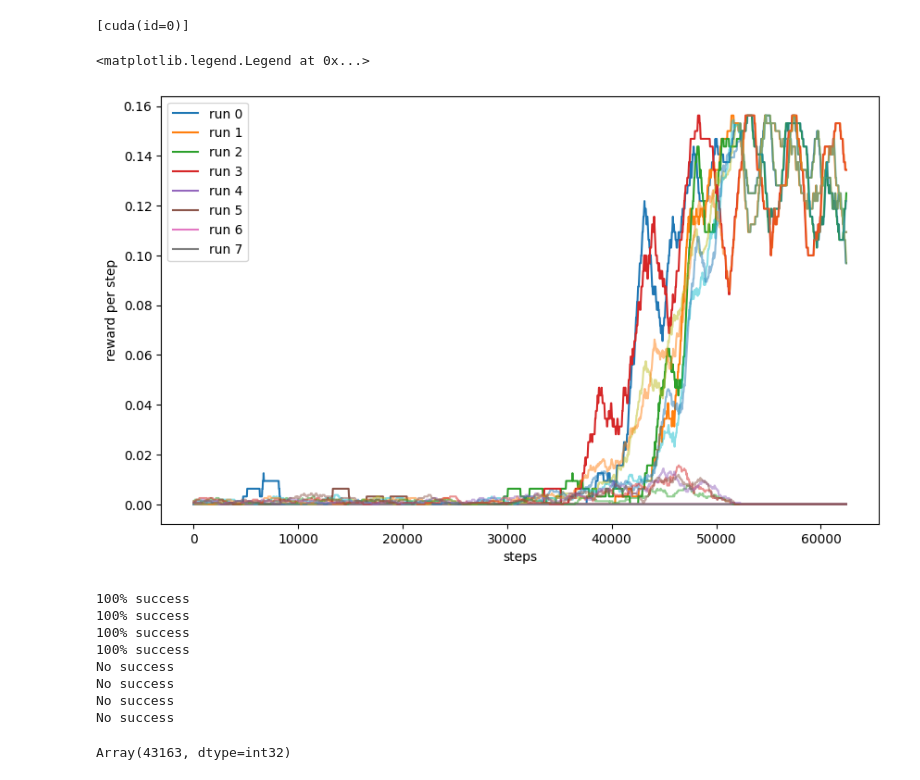
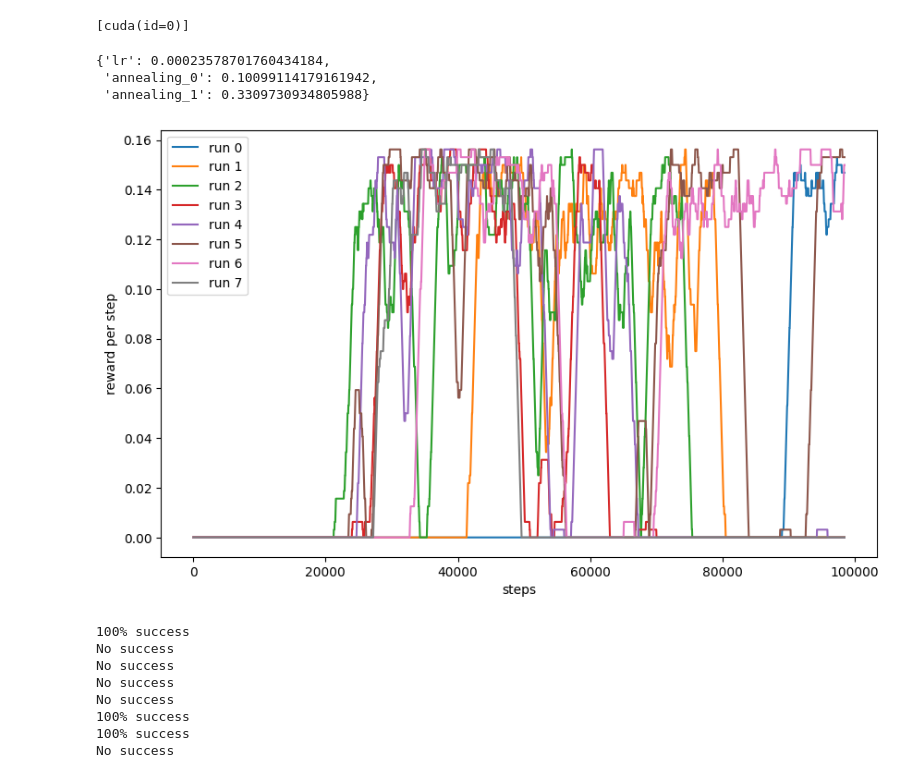
Before and after one commit to davidesartor/MANGO-lite, a Jupyter notebook: jax/test mango 4x4.ipynb, the cells around one changed output. Cells and saved outputs as stored; diff of their text form; code cells hidden in the pictures.

```diff
--- a/jax/test mango 4x4.ipynb
+++ b/jax/test mango 4x4.ipynb
@@ -39,26 +15,37 @@ import sim
 jax.devices()
 # %% [output]
 [cuda(id=0)]
+# %%
+study = optuna.load_study(
+    study_name="mango",
+    storage="sqlite:///mango4x4.db"
+)
+study.best_params
+# %% [output]
+{'lr': 0.00023578701760434184,
+ 'annealing_0': 0.10099114179161942,
+ 'annealing_1': 0.3309730934805988}
 # %%
-seed = 42
+seed = 0
 map_size = 4
+max_interactions = 100_000
 map_scale = int(jnp.log2(map_size))
 
 # hyperparams
-lr = 1e-3
-max_interactions = 64 * 1000
+lr = study.best_params["lr"]
 rollout_length = 2 * map_size**2
 n_rollouts = max_interactions // rollout_length
 train_iter = 8
 
 # setup annealing schedules
-annealing_durations = [int(train_iter * n_rollouts * p) for p in [0.46, 0.36]]
+annealing_durations = [
+    int(train_iter * n_rollouts * study.best_params[f"annealing_{i}"]) for i in range(map_scale)
+]
 annealing_starts = jnp.cumsum(jnp.array([0] + annealing_durations[:-1]))
 annealing_schedules = [
-    optax.linear_schedule(1.0, 0.0, dur, start)
+    optax.linear_schedule(1.0, 0.01, dur, start)
     for dur, start in zip(annealing_durations, annealing_starts)
 ]
-
 
 @jax.jit
 def annealing_fn(step):
@@ -78,23 +65,23 @@ env, dql_state, results = jax.vmap(run_simulation)(jax.random.split(rng_key, 8))
 # %%
 def smooth(r, w=50):
     filter = jnp.ones(w) / w
     return jnp.convolve(r, filter, mode="valid")
 
 outer_eval_rewards = results.eval_reward[:,:,:,0,-1]
 outer_expl_rewards = results.expl_reward[:,:,:,0,-1]
 plt.figure(figsize=(10, 6))
 for i, (r, n) in enumerate(zip(outer_eval_rewards.sum(axis=-1), results.eval_done.sum(axis=-1))):
     r = smooth(r) / outer_eval_rewards.shape[-1]
     plt.plot(outer_eval_rewards.shape[-1]*jnp.arange(1,1+len(r)), r, label=f"run {i}")
-for i, (r, n) in enumerate(zip(outer_expl_rewards.sum(axis=-1), results.expl_done.sum(axis=-1))):
-    r = smooth(r) / outer_expl_rewards.shape[-1]
-    plt.plot(outer_expl_rewards.shape[-1]*jnp.arange(1,1+len(r)), r, alpha=0.5)
+# for i, (r, n) in enumerate(zip(outer_expl_rewards.sum(axis=-1), results.expl_done.sum(axis=-1))):
+#     r = smooth(r) / outer_expl_rewards.shape[-1]
+#     plt.plot(outer_expl_rewards.shape[-1]*jnp.arange(1,1+len(r)), r, alpha=0.5)
 plt.ylabel("reward per step")
 plt.xlabel(f"steps")
 plt.legend()
+plt.show()
 # %% [output]
-<matplotlib.legend.Legend at 0x...>
-[figure, old version]
+[figure, new version]
 # %%
 import mango_utils
 batch_rollout = jax.vmap(partial(mango_utils.eps_greedy_rollout, rng_key=rng_key, epsilons=jnp.zeros(2), steps=128))
@@ -105,15 +92,11 @@ outer_eval_rewards = transitions.rewards[:,:,0,-1]
 for tot_reward, n_episodes in zip(outer_eval_rewards.sum(axis=-1), transitions.done.sum(axis=-1)):
     print(f"{int(100*tot_reward/n_episodes)}% success" if n_episodes > 0 else "No success")
 # %% [output]
-100% success
-100% success
-100% success
 100% success
 No success
 No success
 No success
 No success
+100% success
+100% success
+No success
-# %%
-results.expl_done.sum()
-# %% [output]
-Array(43163, dtype=int32)
```
Also changed, not shown: parts of 5 cells of this notebook, 11 other files.
